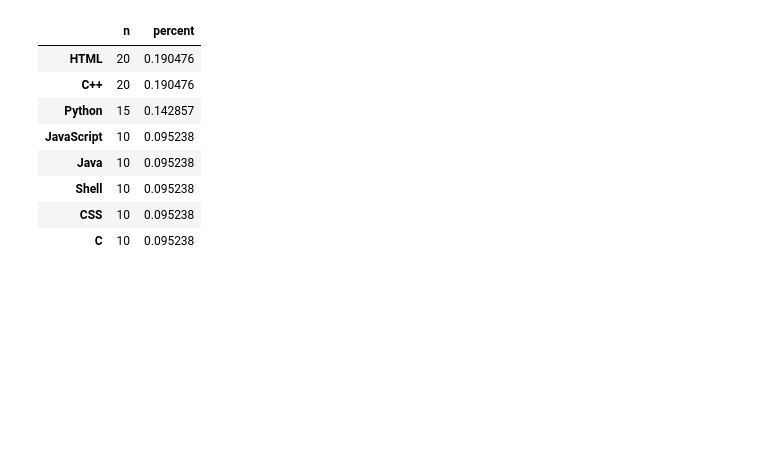
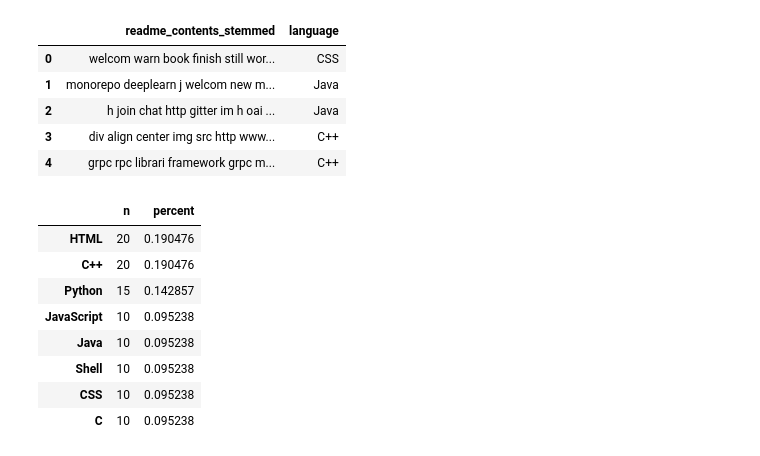
Before and after one commit to JSBayes/NLP-Project, a Jupyter notebook: nlp_project_sandbox.ipynb, the cells around one changed output. Saved outputs shown, nothing was run; the diff lists cells and outputs as text; code cells hidden in the pictures; blank space fills up the shorter version.

```diff
--- a/nlp_project_sandbox.ipynb
+++ b/nlp_project_sandbox.ipynb
@@ -27,6 +27,15 @@ from sklearn.metrics import confusion_matrix
 import prepare_readme as p
 # %%
 df = p.prep_readme()
+# %%
+df.head()
+# %% [output]
+|  | readme_contents_stemmed | language |
+| 0 | welcom warn book finish still wor... | CSS |
+| 1 | monorepo deeplearn j welcom new m... | Java |
+| 2 | h join chat http gitter im h oai ... | Java |
+| 3 | div align center img src http www... | C++ |
+| 4 | grpc rpc librari framework grpc m... | C++ |
 # %%
 df_v = df.language.value_counts(dropna=False)
 # %%
```
Also changed, not shown: parts of 7 cells of this notebook, 2 other files.
